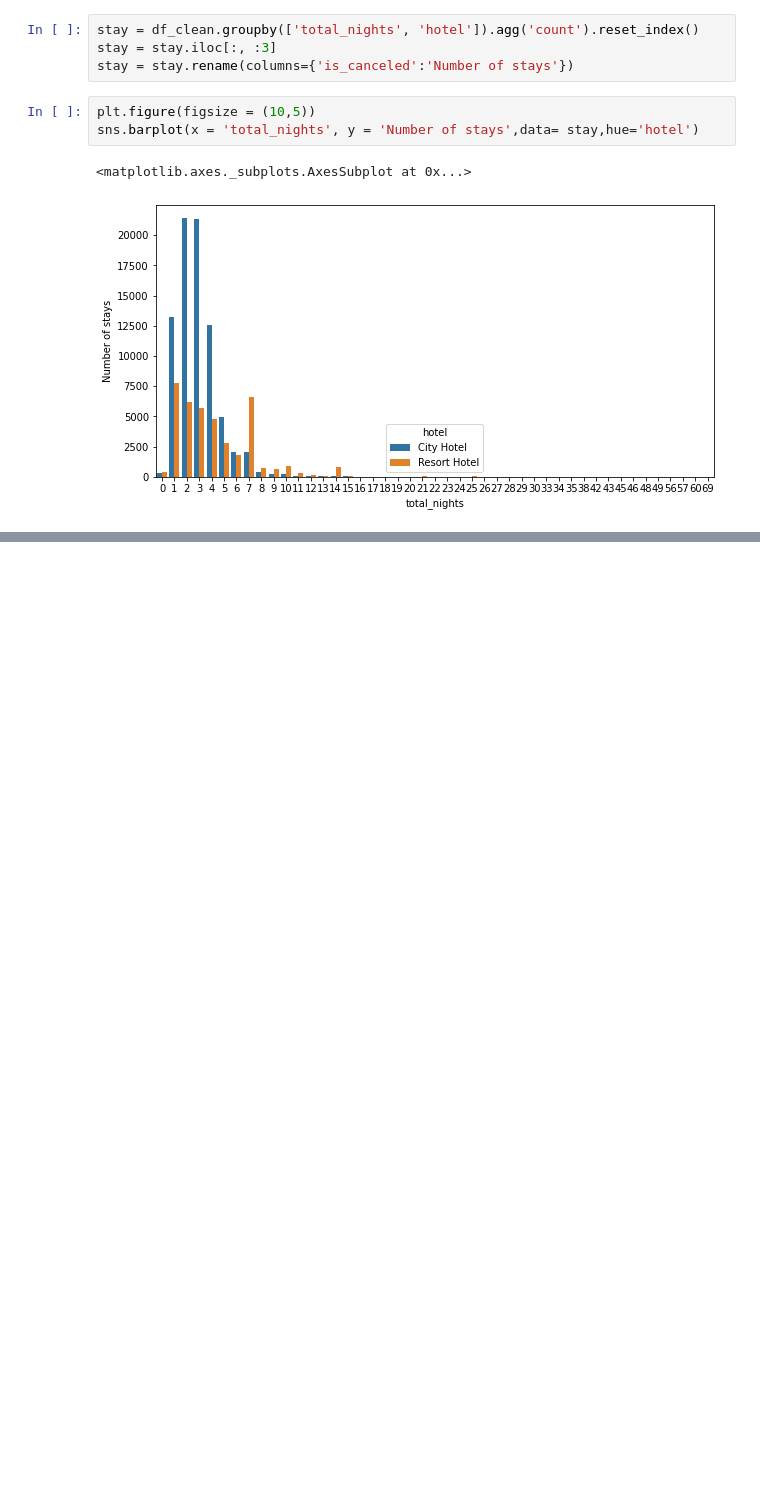
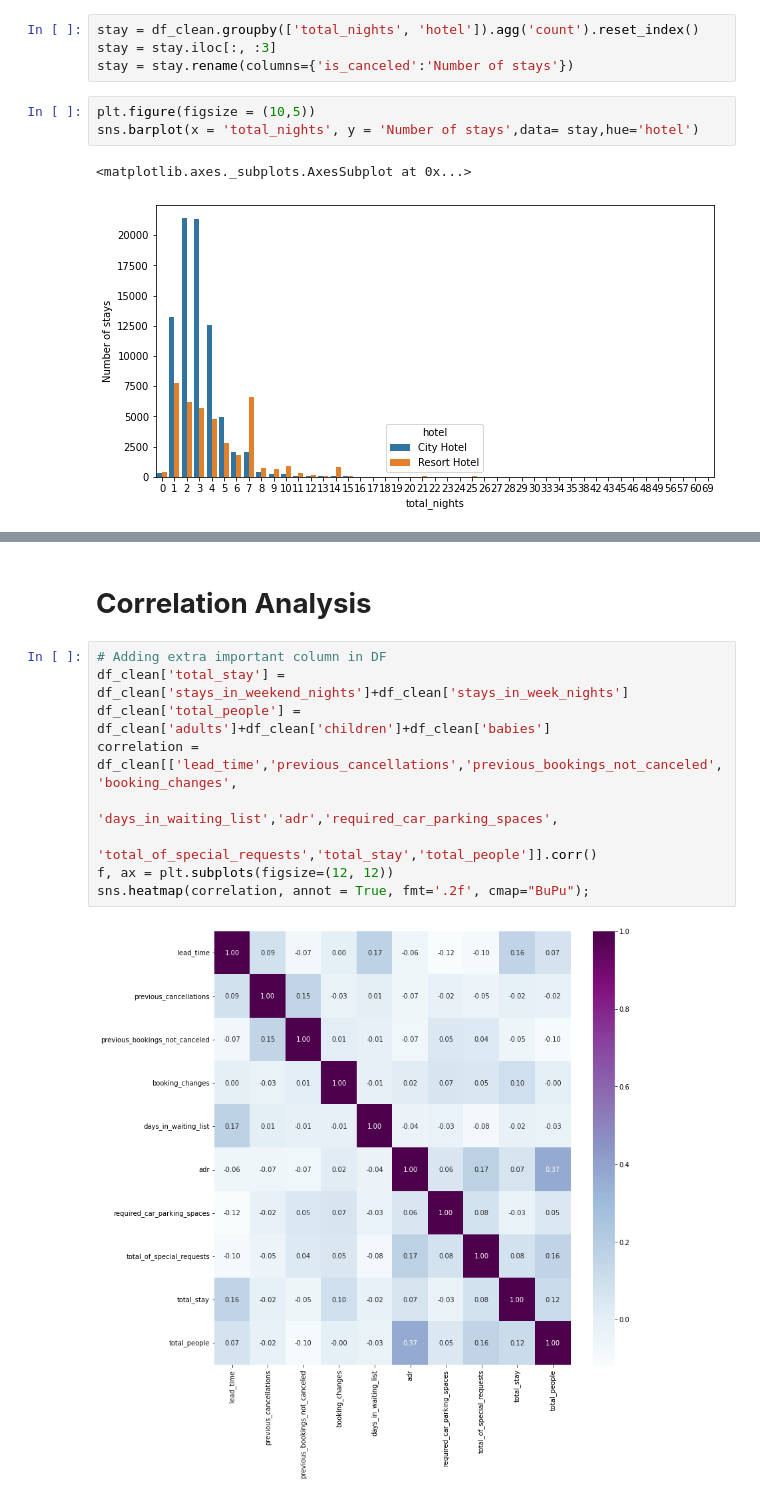
Before and after one commit to sanjayrawat2468/Hotel-Booking-Analysis, a Jupyter notebook: Copy_of_Hotel_Booking_Analysis_Capstone_Project.ipynb, the cells around one changed output, grey strips where cells are left out. Saved outputs shown, nothing was run; the diff lists cells and outputs as text; blank space fills up the shorter version.

```diff
--- a/Copy_of_Hotel_Booking_Analysis_Capstone_Project.ipynb
+++ b/Copy_of_Hotel_Booking_Analysis_Capstone_Project.ipynb
@@ -437,0 +466,13 @@ People preferres to stay for max 5 days ina hotel
+# %% [markdown]
+# **Correlation Analysis**
+# %%
+# Adding extra important column in DF
+df_clean['total_stay'] = df_clean['stays_in_weekend_nights']+df_clean['stays_in_week_nights']
+df_clean['total_people'] = df_clean['adults']+df_clean['children']+df_clean['babies']
+correlation = df_clean[['lead_time','previous_cancellations','previous_bookings_not_canceled','booking_changes',
+                        'days_in_waiting_list','adr','required_car_parking_spaces',
+                        'total_of_special_requests','total_stay','total_people']].corr()
+f, ax = plt.subplots(figsize=(12, 12))
+sns.heatmap(correlation, annot = True, fmt='.2f', cmap="BuPu");
+# %% [output]
+[figure, added]
```
Also changed, not shown: parts of 9 cells of this notebook.
